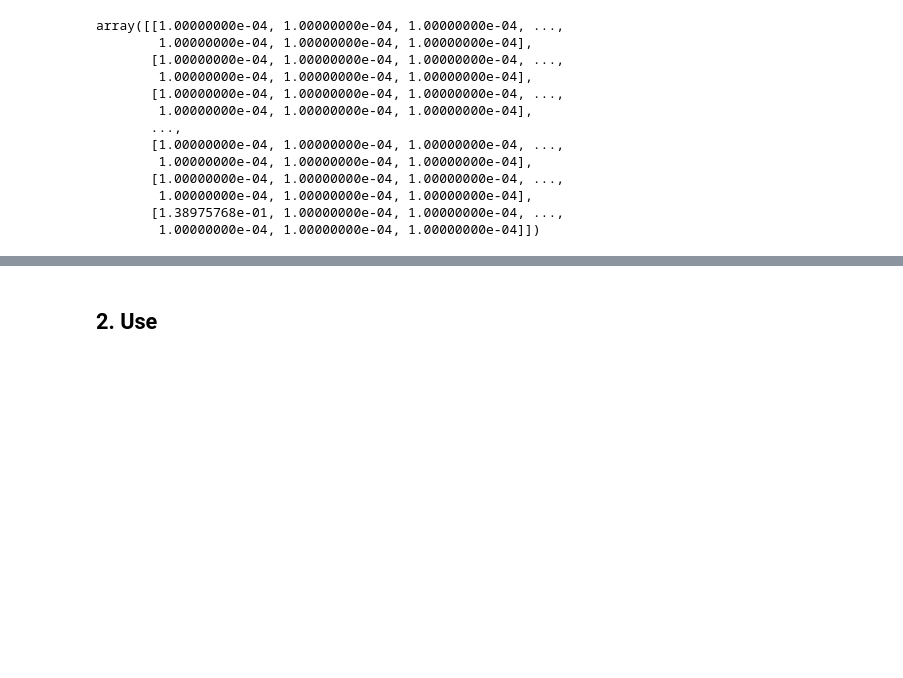
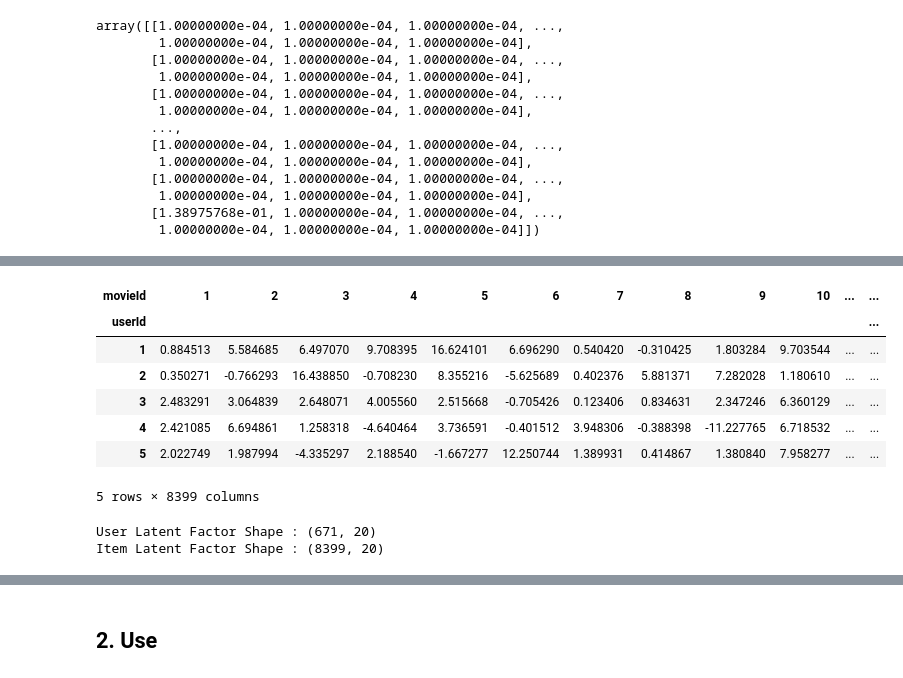
Before and after one commit to formegusto/research-recommendation-system, a Jupyter notebook: 4. Matrix Factorization (Stochastic Gradient Descent).ipynb, the cells around one changed output, grey strips where cells are left out. Saved outputs shown, nothing was run; the diff lists cells and outputs as text; code cells hidden in the pictures; blank space fills up the shorter version.

```diff
--- a/4. Matrix Factorization (Stochastic Gradient Descent).ipynb
+++ b/4. Matrix Factorization (Stochastic Gradient Descent).ipynb
@@ -228,3 +259,9 @@ def loss():
     for x, y in zip(xi, yi):
         test_loss += np.power(Interaction[x, y] - predicted[x, y], 2)
     return np.sqrt(test_loss) / len(xi)
+# %%
+# ---> Loss Function 에서 계산하려 드는 것
+xi, yi = Interaction.nonzero()
+preds = get_whole_prediction()
+
+print("실제 평점 :", Interaction[xi[0],yi[0]], "/", "예측 평점",preds[xi[0], yi[0]])
@@ -231,3 +281,22 @@ def loss():
+# %%
+pd.DataFrame(preds, columns=pivot_df.columns, index=pivot_df.index).head()
+# %% [output]
+| movieId | 1 | 2 | 3 | 4 | 5 | 6 | 7 | 8 | 9 | 10 | ... | ... |
+| userId |  |  |  |  |  |  |  |  |  |  |  | ... |
+| 1 | 0.884513 | 5.584685 | 6.497070 | 9.708395 | 16.624101 | 6.696290 | 0.540420 | -0.310425 | 1.803284 | 9.703544 | ... | ... |
+| 2 | 0.350271 | -0.766293 | 16.438850 | -0.708230 | 8.355216 | -5.625689 | 0.402376 | 5.881371 | 7.282028 | 1.180610 | ... | ... |
+| 3 | 2.483291 | 3.064839 | 2.648071 | 4.005560 | 2.515668 | -0.705426 | 0.123406 | 0.834631 | 2.347246 | 6.360129 | ... | ... |
+| 4 | 2.421085 | 6.694861 | 1.258318 | -4.640464 | 3.736591 | -0.401512 | 3.948306 | -0.388398 | -11.227765 | 6.718532 | ... | ... |
+| 5 | 2.022749 | 1.987994 | -4.335297 | 2.188540 | -1.667277 | 12.250744 | 1.389931 | 0.414867 | 1.380840 | 7.958277 | ... | ... |
+5 rows × 8399 columns
+# %%
+# 그렇게 학습하려 하는 것.
+# Latent Factor 인 p_u와 p_i
+print("User Latent Factor Shape : {}".format(p_u.shape))
+print("Item Latent Factor Shape : {}".format(q_i.shape))
+# %% [output]
+User Latent Factor Shape : (671, 20)
+Item Latent Factor Shape : (8399, 20)
 # %%
 # 14. fitting
 epoch = 30
```
Also changed, not shown: parts of 26 cells of this notebook, 1 other file.
